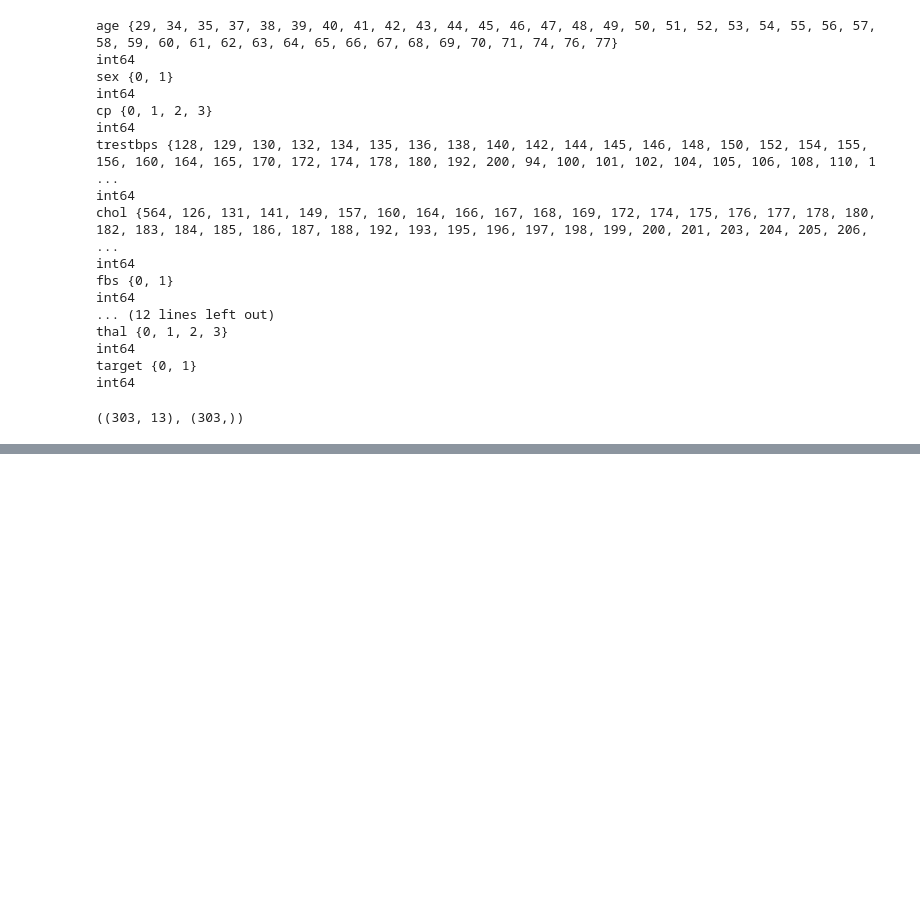
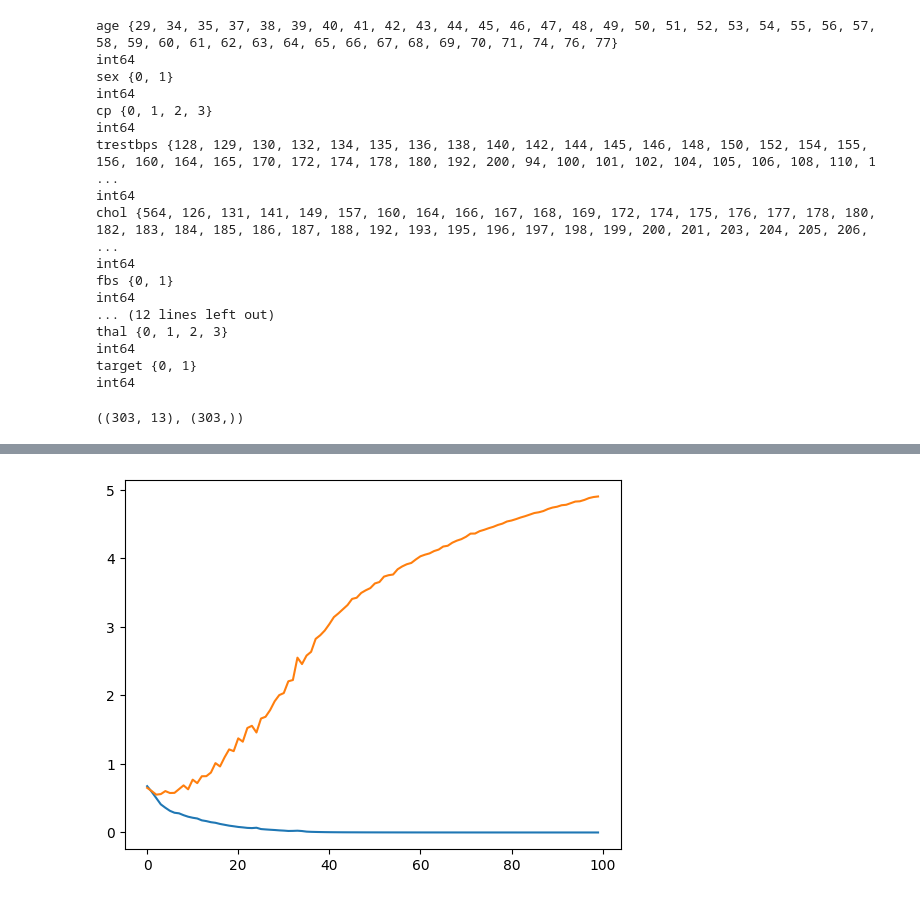
Before and after one commit to lky473736/learning-AI, a Jupyter notebook: class/AI-101/topic5/ML_DL_classification_heart(in class).ipynb, the cells around one changed output, grey strips where cells are left out. Cells and saved outputs as stored; diff of their text form; code cells hidden in the pictures; blank space fills up the shorter version.

```diff
--- a/class/AI-101/topic5/ML_DL_classification_heart(in class).ipynb
+++ b/class/AI-101/topic5/ML_DL_classification_heart(in class).ipynb
@@ -375,0 +394,10 @@ precision :  0.7018398268398269
+# %%
+from sklearn.model_selection import train_test_split
+
+y_encoded = y_encoded.toarray()
+
+X_train, X_test, y_train, y_test = train_test_split(X, y_encoded,
+                                                    test_size=0.2)
+
+print (X_train.shape, X_test.shape, y_train.shape, y_test.shape)
+print (y_train)
@@ -375,0 +422,12 @@ precision :  0.7018398268398269
+# %%
+import tensorflow as tf
+
+model = tf.keras.Sequential()
+model.add(tf.keras.layers.Dense(10, input_shape=(13,), activation="relu"))
+model.add(tf.keras.layers.Dense(100, activation="relu"))
+model.add(tf.keras.layers.Dense(80, activation="relu"))
+model.add(tf.keras.layers.Dense(40, activation="relu"))
+model.add(tf.keras.layers.Dense(20, activation="relu"))
+model.add(tf.keras.layers.Dense(2, activation="sigmoid"))
+
+model.summary()
@@ -375,0 +454,8 @@ precision :  0.7018398268398269
+# %%
+model.compile(optimizer=tf.keras.optimizers.Adam(learning_rate=0.001),
+              loss='binary_crossentropy')
+# %%
+history = model.fit(X_train, y_train,
+         epochs=100, batch_size=16, validation_split = 0.1)
+
+print (history.history)
@@ -375,0 +480,6 @@ precision :  0.7018398268398269
+# %%
+plt.plot (history.history['loss'])
+plt.plot (history.history['val_loss'])
+plt.show()
+# %% [output]
+[figure, added]
```
Also changed, not shown: parts of 24 cells of this notebook, 7 other files.
